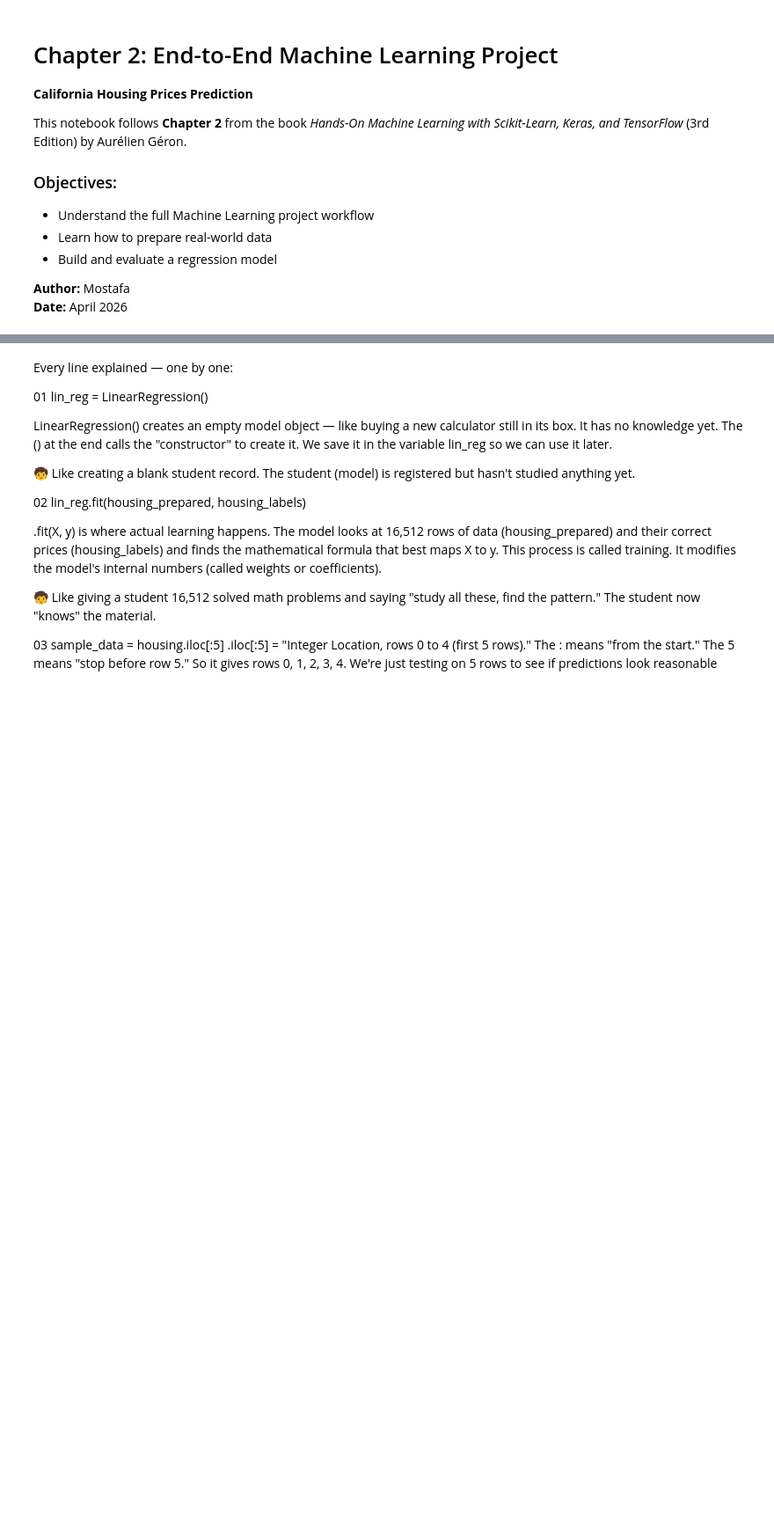
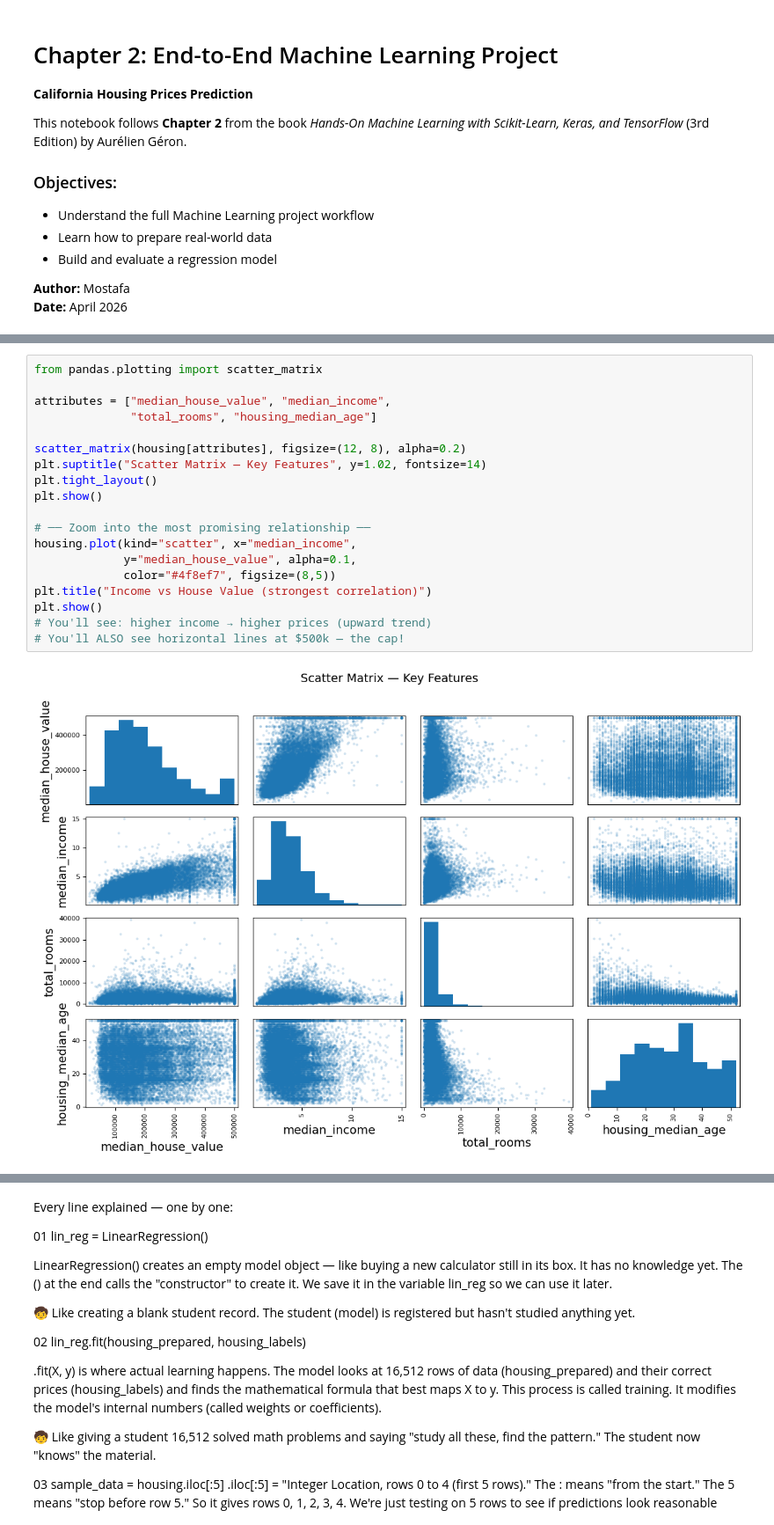
Before and after one commit to mostafaelhussien/hands-on-machine-learning, a Jupyter notebook: Chapter_2_End_to_End_Project.ipynb, the cells around one changed output, grey strips where cells are left out. Shown at 88% size. Saved outputs shown, nothing was run; the diff lists cells and outputs as text; blank space fills up the shorter version.

```diff
--- a/Chapter_2_End_to_End_Project.ipynb
+++ b/Chapter_2_End_to_End_Project.ipynb
@@ -320,0 +221,21 @@ We created income bins, used them to split the dataset fairly, then removed them
+# %%
+from pandas.plotting import scatter_matrix
+
+attributes = ["median_house_value", "median_income",
+              "total_rooms", "housing_median_age"]
+
+scatter_matrix(housing[attributes], figsize=(12, 8), alpha=0.2)
+plt.suptitle("Scatter Matrix — Key Features", y=1.02, fontsize=14)
+plt.tight_layout()
+plt.show()
+
+# ── Zoom into the most promising relationship ──
+housing.plot(kind="scatter", x="median_income",
+             y="median_house_value", alpha=0.1,
+             color="#4f8ef7", figsize=(8,5))
+plt.title("Income vs House Value (strongest correlation)")
+plt.show()
+# You'll see: higher income → higher prices (upward trend)
+# You'll ALSO see horizontal lines at $500k — the cap!
+# %% [output]
+[figure, added]
```
Also changed, not shown: parts of 27 cells of this notebook.
